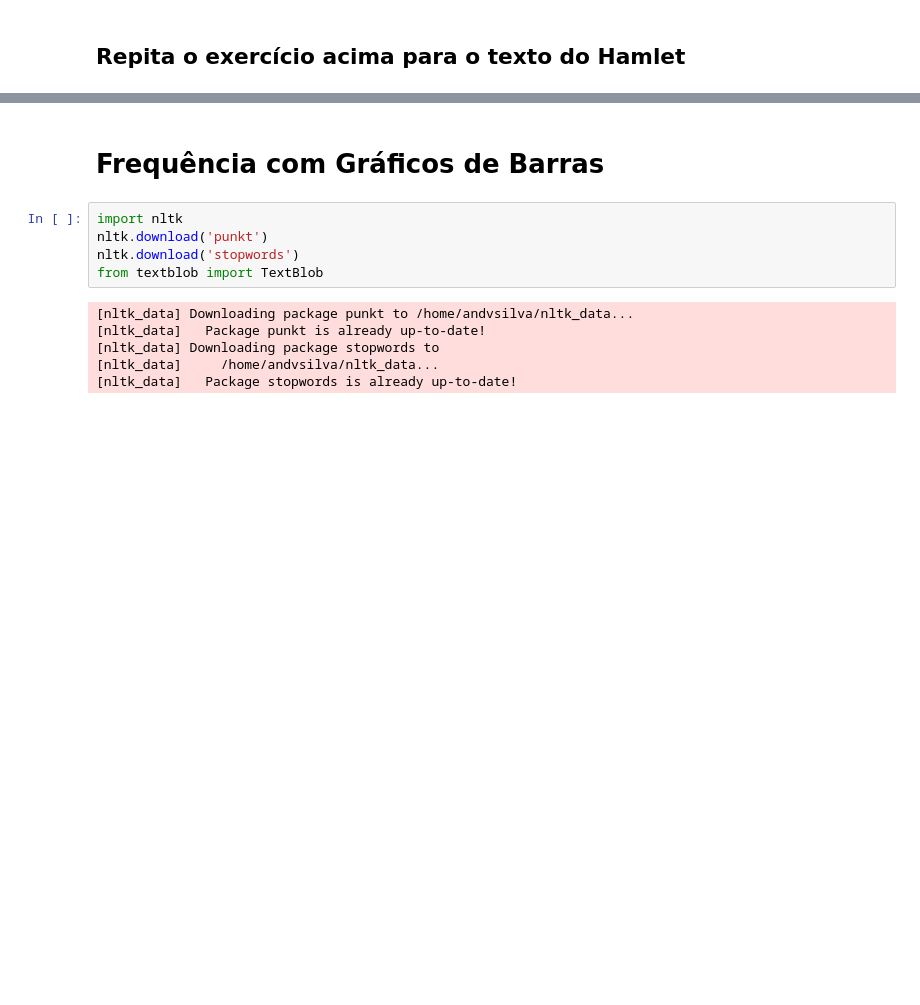
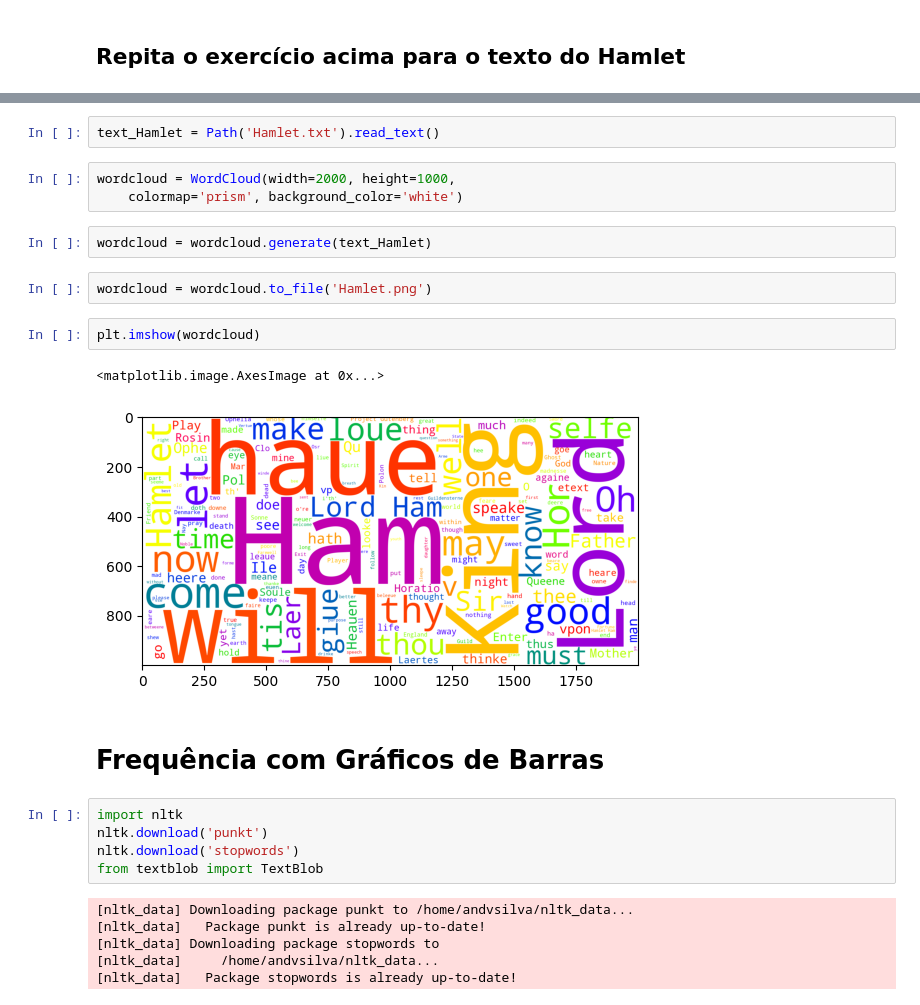
Before and after one commit to andvsilva/programming_school, a Jupyter notebook: notebooks/nlp/NLP_Lab_solucao.ipynb, the cells around one changed output, grey strips where cells are left out. Drawn from its saved outputs; the diff is of its cells as text; blank space fills up the shorter version.

```diff
--- a/notebooks/nlp/NLP_Lab_solucao.ipynb
+++ b/notebooks/nlp/NLP_Lab_solucao.ipynb
@@ -73,3 +69,17 @@ plt.imshow(wordcloud)
+# %%
+text_Hamlet = Path('Hamlet.txt').read_text()
+# %%
+wordcloud = WordCloud(width=2000, height=1000,
+    colormap='prism', background_color='white')
+# %%
+wordcloud = wordcloud.generate(text_Hamlet)
+# %%
+wordcloud = wordcloud.to_file('Hamlet.png')
+# %%
+plt.imshow(wordcloud)
+# %% [output]
+<matplotlib.image.AxesImage at 0x...>
+[figure, added]
 # %% [markdown]
 # Frequência com Gráficos de Barras
 # %%
```
Also changed, not shown: parts of 15 cells of this notebook, 6 other files.
